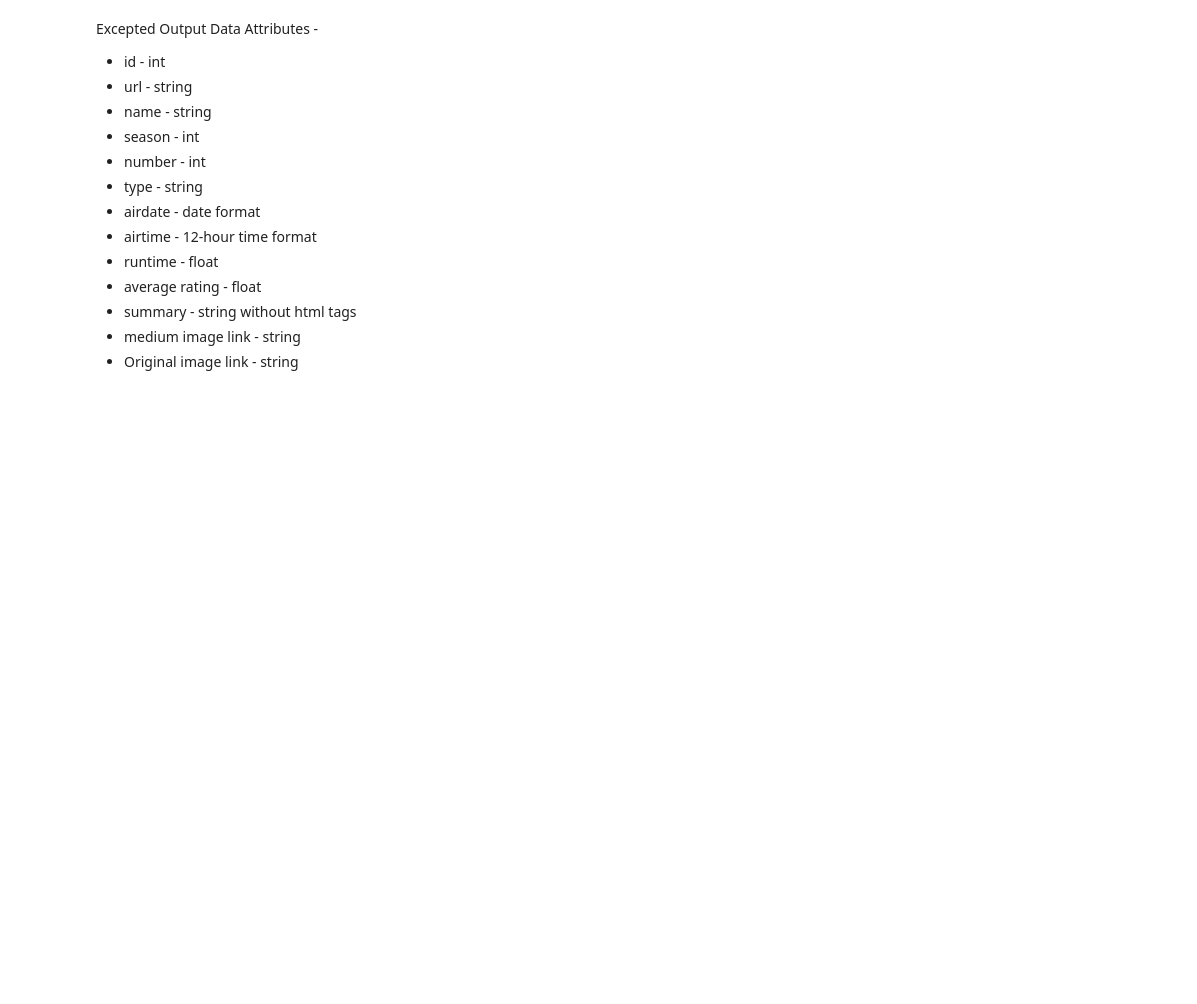
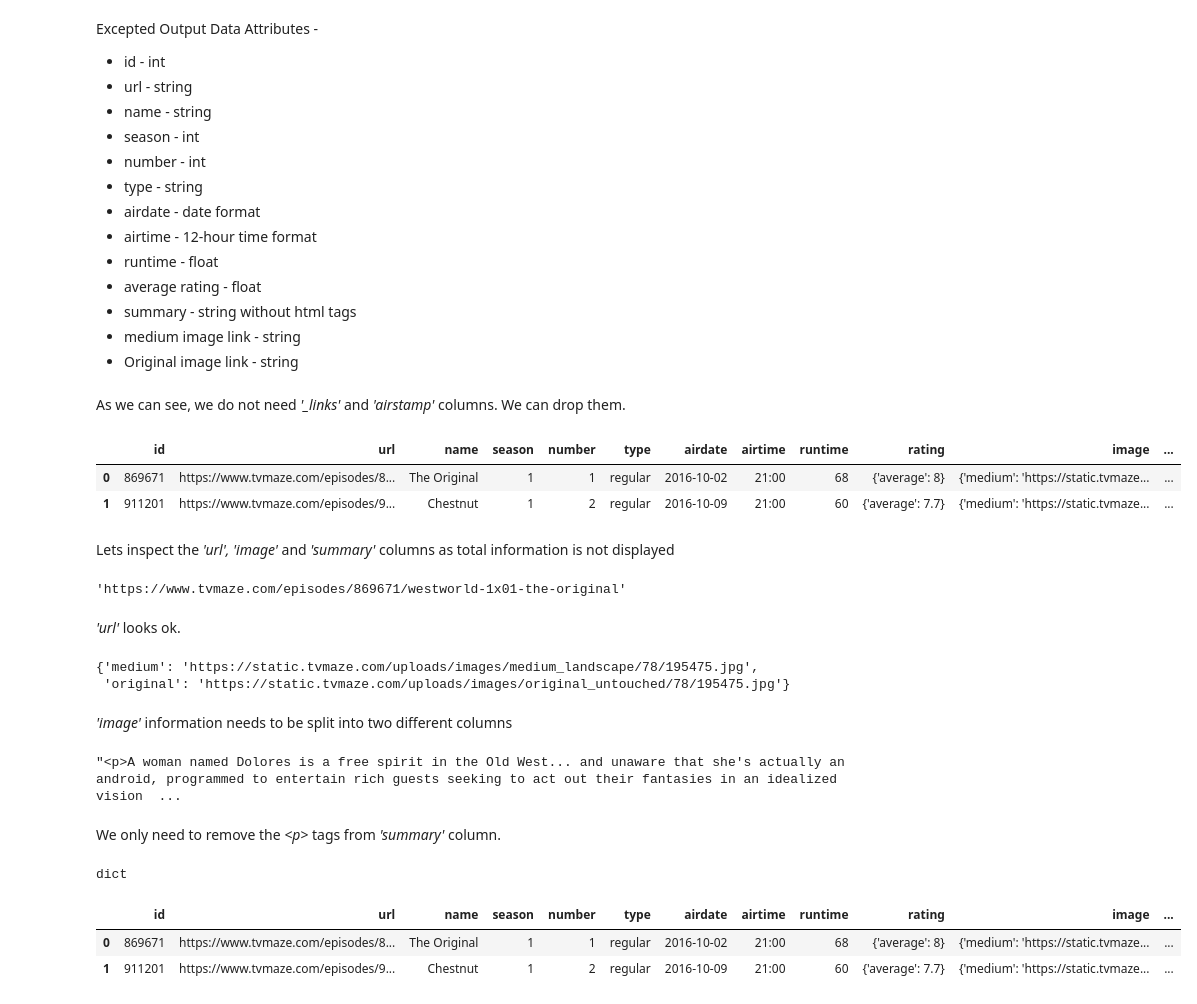
Before and after one commit to abhijitchak103/iNeuron-Assignments, a Jupyter notebook: Python Questions/Question 5.ipynb, the cells around one changed output. Saved outputs shown, nothing was run; the diff lists cells and outputs as text; code cells hidden in the pictures; blank space fills up the shorter version.

```diff
--- a/Python Questions/Question 5.ipynb
+++ b/Python Questions/Question 5.ipynb
@@ -92,3 +77,44 @@ Excepted Output Data Attributes -
 - summary - string without html tags
 - medium image link - string
 - Original image link - string
+# %% [markdown]
+As we can see, we do not need _'\_links'_ and _'airstamp'_ columns. We can drop them.
+# %%
+# Create a copy of df for working
+
+df_copy = df.drop(columns=['_links', 'airstamp'], axis=1).copy()
+# %%
+# Checking the content for updated dataframe
+
+df_copy.head(2)
+# %% [output]
+|  | id | url | name | season | number | type | airdate | airtime | runtime | rating | image | ... |
+| 0 | 869671 | https://www.tvmaze.com/episodes/8... | The Original | 1 | 1 | regular | 2016-10-02 | 21:00 | 68 | {'average': 8} | {'medium': 'https://static.tvmaze... | ... |
+| 1 | 911201 | https://www.tvmaze.com/episodes/9... | Chestnut | 1 | 2 | regular | 2016-10-09 | 21:00 | 60 | {'average': 7.7} | {'medium': 'https://static.tvmaze... | ... |
+# %% [markdown]
+Lets inspect the _'url', 'image'_ and _'summary'_ columns as total information is not displayed
+# %%
+df_copy.url[0]
+# %% [output]
+'https://www.tvmaze.com/episodes/869671/westworld-1x01-the-original'
+# %% [markdown]
+_'url'_ looks ok.
+# %%
+df_copy.image[0]
+# %% [output]
+{'medium': 'https://static.tvmaze.com/uploads/images/medium_landscape/78/195475.jpg',
+ 'original': 'https://static.tvmaze.com/uploads/images/original_untouched/78/195475.jpg'}
+# %% [markdown]
+_'image'_ information needs to be split into two different columns
+# %%
+df_copy.summary[0]
+# %% [output]
+"<p>A woman named Dolores is a free spirit in the Old West... and unaware that she's actually an android, programmed to entertain rich guests seeking to act out their fantasies in an idealized vision  ...
+# %% [markdown]
+We only need to remove the _\<p>_ tags from _'summary'_ column.
+# %%
+# Check the type of "image" columns. Should be dictionary
+
+type(df_copy["image"][0])
+# %% [output]
+dict
@@ -94,0 +129,8 @@ Excepted Output Data Attributes -
+# %%
+# Let's check the df_copy now for new columns
+
+df_copy.head(2)
+# %% [output]
+|  | id | url | name | season | number | type | airdate | airtime | runtime | rating | image | ... |
+| 0 | 869671 | https://www.tvmaze.com/episodes/8... | The Original | 1 | 1 | regular | 2016-10-02 | 21:00 | 68 | {'average': 8} | {'medium': 'https://static.tvmaze... | ... |
+| 1 | 911201 | https://www.tvmaze.com/episodes/9... | Chestnut | 1 | 2 | regular | 2016-10-09 | 21:00 | 60 | {'average': 7.7} | {'medium': 'https://static.tvmaze... | ... |
```
Also changed, not shown: parts of 21 cells of this notebook, 1 other file.
